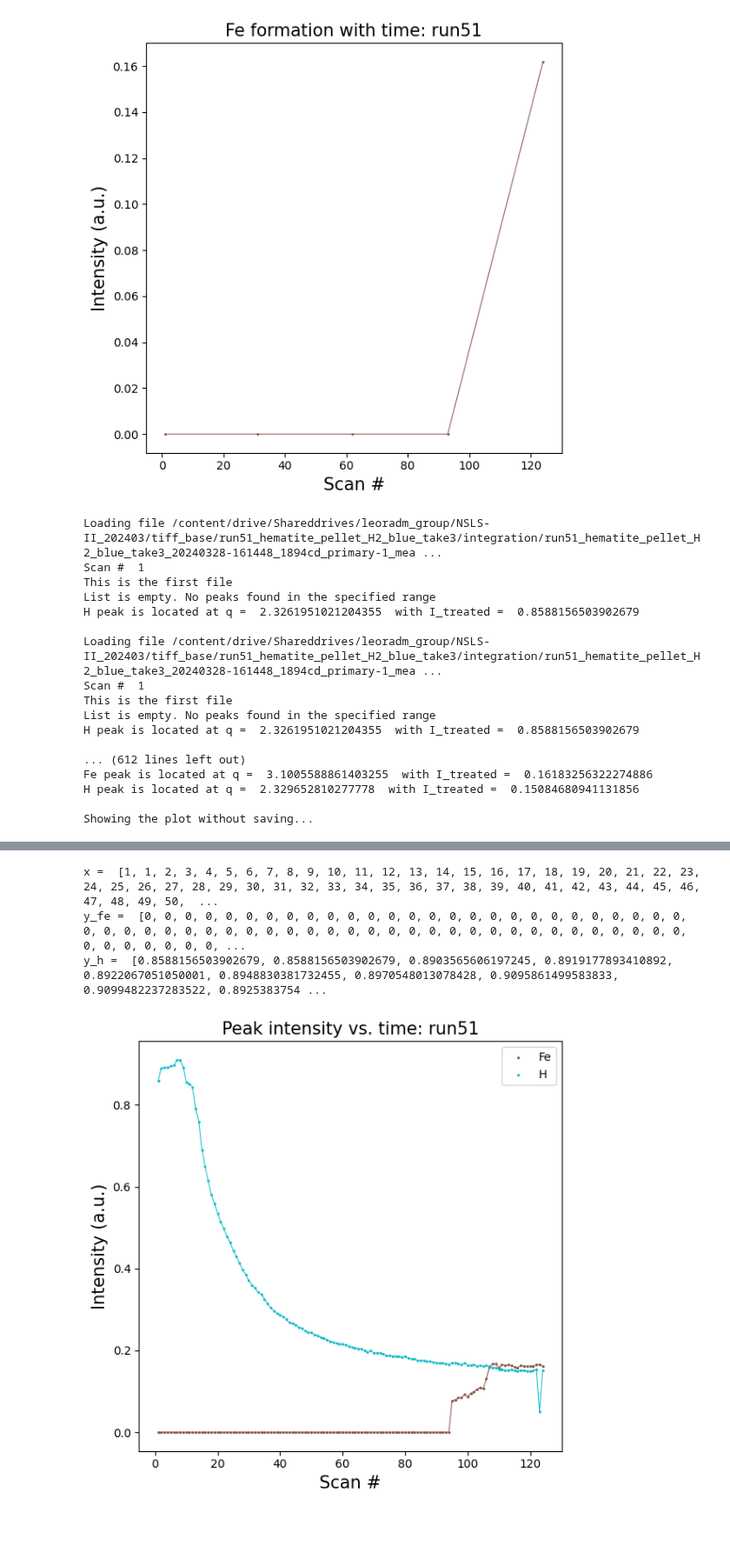
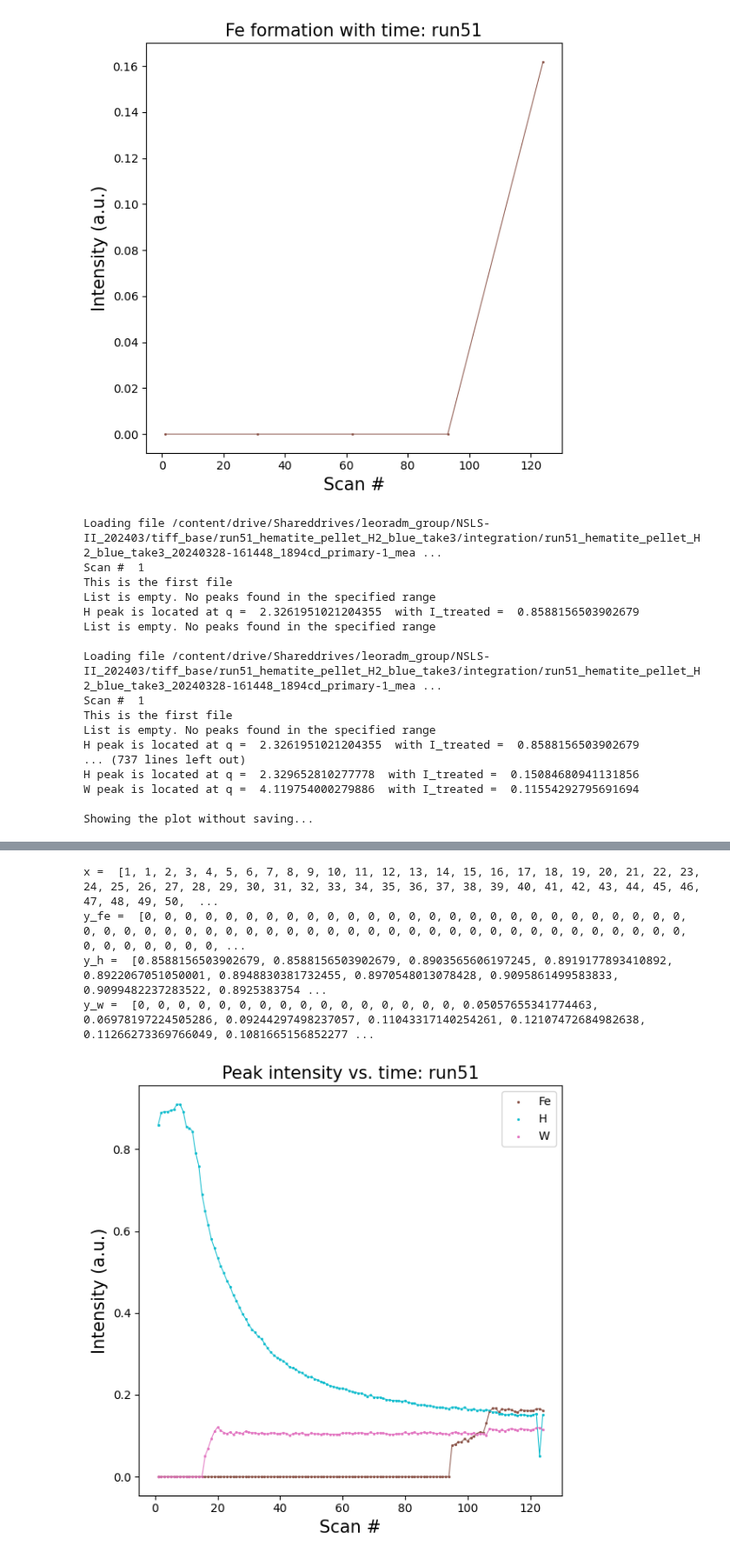
Before and after one commit to lmoghimi/personal-processing, a Jupyter notebook: xrd_phase_analysis_Lauren.ipynb, the cells around one changed output, grey strips where cells are left out. Shown at 87% size. Drawn from its saved outputs; the diff is of its cells as text; code cells hidden in the pictures; blank space fills up the shorter version.

Commit message:
wustite added

```diff
--- a/xrd_phase_analysis_Lauren.ipynb
+++ b/xrd_phase_analysis_Lauren.ipynb
@@ -574,8 +574,10 @@ for run in ['run51']:
         prominence_fe = .075
         I_w_low = 1165
         I_w_up = 1200
+        prominence_w = .05
         I_m_low = 590
         I_m_up = 625
+        prominence_m = .05
         I_h_low = 660
         I_h_up = 680
         prominence_h = .05
@@ -585,7 +587,7 @@ for run in ['run51']:
         I_m = I_treated[I_m_low:I_m_up]
         I_h = I_treated[I_h_low:I_h_up]
 
-        num_phases = ['fe', 'h']
+        num_phases = ['fe', 'h', 'w', 'm']
         for iii in num_phases: #repeat this process for each phase
           #print('iii = ', iii)
           ############for iron#############################
@@ -622,11 +624,31 @@ for run in ['run51']:
               val1_h = float('nan')
               val2_h = 0 #set intensity equal to zero if no peak is found
 
+          ############for wustite#############################
+          if iii == num_phases[2]: #wustite
+            peaks, properties = find_peaks(I_w, prominence_w)
+            #print(peaks, properties)
+            #print('Index of peak in x that satisfy all given conditions: ', peaks)
+            #print('Peak height: ', properties['peak_heights'])
+
+            if peaks.size > 0: #i.e. if the list isn't empty --> if a peak was found
+              val1_w = q[(I_w_low + peaks)][0] #there should only be one peak identified by find_peaks if the proper range was selected, so selecting the first value of the array should really be the only value
+              val2_w = I_treated[(I_w_low + peaks)][0]
+              print('W peak is located at q = ', val1_w, ' with I_treated = ', val2_w)
+
+            else:
+              print('List is empty. No peaks found in the specified range')
+              val1_w = float('nan')
+              val2_w = 0 #set intensity equal to zero if no peak is found
+
+
+
         #set the values here for this one timestamp
         item = {'Scan#': timestamp_num,
                 'Fe': [val1_fe, val2_fe],
-                'H': [val1_h, val2_h]
-              }
+                'H': [val1_h, val2_h],
+                'W': [val1_w, val2_w]
+                }
         find_peak_outputs.append(item)
         #print('find_peak_outputs = ', find_peak_outputs)
 
@@ -694,6 +716,7 @@ for run in ['run51']:
     x = []
     y_fe = []
     y_h = []
+    y_w = []
     '''
     print("find_peak_outputs = ", find_peak_outputs)
     print('timestamps = ', timestamps)
@@ -712,13 +735,16 @@ for run in ['run51']:
         scan = find_peak_outputs[index_request]['Scan#']
         inten_fe = find_peak_outputs[index_request]['Fe'][1] #second value in the array gives intensity
         inten_h = find_peak_outputs[index_request]['H'][1]
+        inten_w = find_peak_outputs[index_request]['W'][1]
         x.append(scan)
         y_fe.append(inten_fe)
         y_h.append(inten_h)
+        y_w.append(inten_w)
       #print()
     print('x = ', x)
     print('y_fe = ', y_fe)
     print('y_h = ', y_h)
+    print('y_w = ', y_w)
 
     thisfs = 15
     markersz = 7
@@ -726,34 +752,38 @@ for run in ['run51']:
     axx.scatter(x, y_fe, color = lincol_fe, marker='.', s=markersz, label = 'Fe')
     axx.plot(x, y_fe, linewidth = lw, color = lincol_fe)
     axx.scatter(x, y_h, color = lincol_h, marker='.', s=markersz, label = 'H')
     axx.plot(x, y_h, linewidth = lw, color = lincol_h)
+    axx.scatter(x, y_w, color = lincol_w, marker='.', s=markersz, label = 'W')
+    axx.plot(x, y_w, linewidth = lw, color = lincol_w)
+
     plt.legend(loc='upper right')
     axx.set_xlabel('Scan #', fontsize=thisfs)
     axx.set_ylabel('Intensity (a.u.)', fontsize=thisfs)
     plottit = 'Peak intensity vs. time: ' + expname.split('_')[0]
     axx.set_title(plottit, fontsize=thisfs)
     plt.show()
       #check that the range, prominence, etc still work with a larger dataset of 125 timestamps
 # %% [output]
 Loading file /content/drive/Shareddrives/leoradm_group/NSLS-II_202403/tiff_base/run51_hematite_pellet_H2_blue_take3/integration/run51_hematite_pellet_H2_blue_take3_20240328-161448_1894cd_primary-1_mea ...
 Scan #  1
 This is the first file
 List is empty. No peaks found in the specified range
 H peak is located at q =  2.3261951021204355  with I_treated =  0.8588156503902679
+List is empty. No peaks found in the specified range
 
 Loading file /content/drive/Shareddrives/leoradm_group/NSLS-II_202403/tiff_base/run51_hematite_pellet_H2_blue_take3/integration/run51_hematite_pellet_H2_blue_take3_20240328-161448_1894cd_primary-1_mea ...
 Scan #  1
 This is the first file
 List is empty. No peaks found in the specified range
 H peak is located at q =  2.3261951021204355  with I_treated =  0.8588156503902679
-
-... (612 lines left out)
-Fe peak is located at q =  3.1005588861403255  with I_treated =  0.16183256322274886
+... (737 lines left out)
 H peak is located at q =  2.329652810277778  with I_treated =  0.15084680941131856
+W peak is located at q =  4.119754000279886  with I_treated =  0.11554292795691694
 
 Showing the plot without saving...
 [figure]
 x =  [1, 1, 2, 3, 4, 5, 6, 7, 8, 9, 10, 11, 12, 13, 14, 15, 16, 17, 18, 19, 20, 21, 22, 23, 24, 25, 26, 27, 28, 29, 30, 31, 32, 33, 34, 35, 36, 37, 38, 39, 40, 41, 42, 43, 44, 45, 46, 47, 48, 49, 50,  ...
 y_fe =  [0, 0, 0, 0, 0, 0, 0, 0, 0, 0, 0, 0, 0, 0, 0, 0, 0, 0, 0, 0, 0, 0, 0, 0, 0, 0, 0, 0, 0, 0, 0, 0, 0, 0, 0, 0, 0, 0, 0, 0, 0, 0, 0, 0, 0, 0, 0, 0, 0, 0, 0, 0, 0, 0, 0, 0, 0, 0, 0, 0, 0, 0, 0, 0, ...
 y_h =  [0.8588156503902679, 0.8588156503902679, 0.8903565606197245, 0.8919177893410892, 0.8922067051050001, 0.8948830381732455, 0.8970548013078428, 0.9095861499583833, 0.9099482237283522, 0.8925383754 ...
+y_w =  [0, 0, 0, 0, 0, 0, 0, 0, 0, 0, 0, 0, 0, 0, 0, 0, 0.05057655341774463, 0.06978197224505286, 0.09244297498237057, 0.11043317140254261, 0.12107472684982638, 0.11266273369766049, 0.1081665156852277 ...
-[figure, old version]
+[figure, new version]
```
